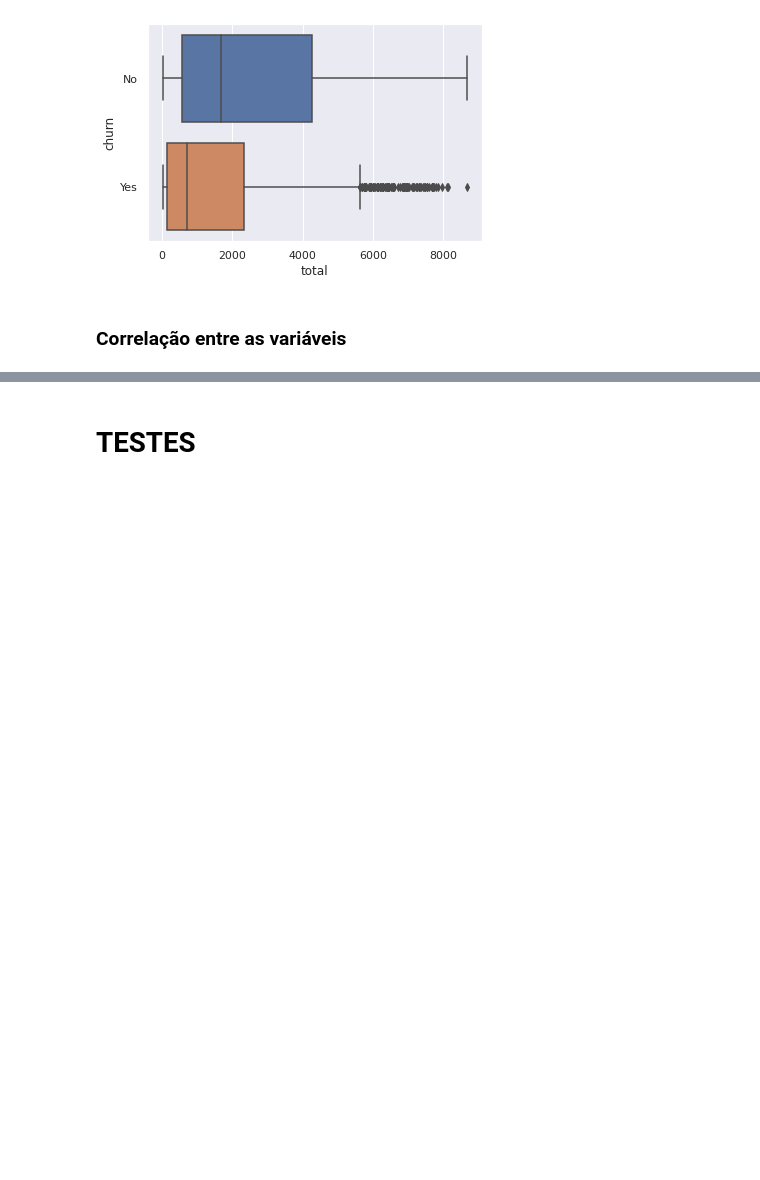
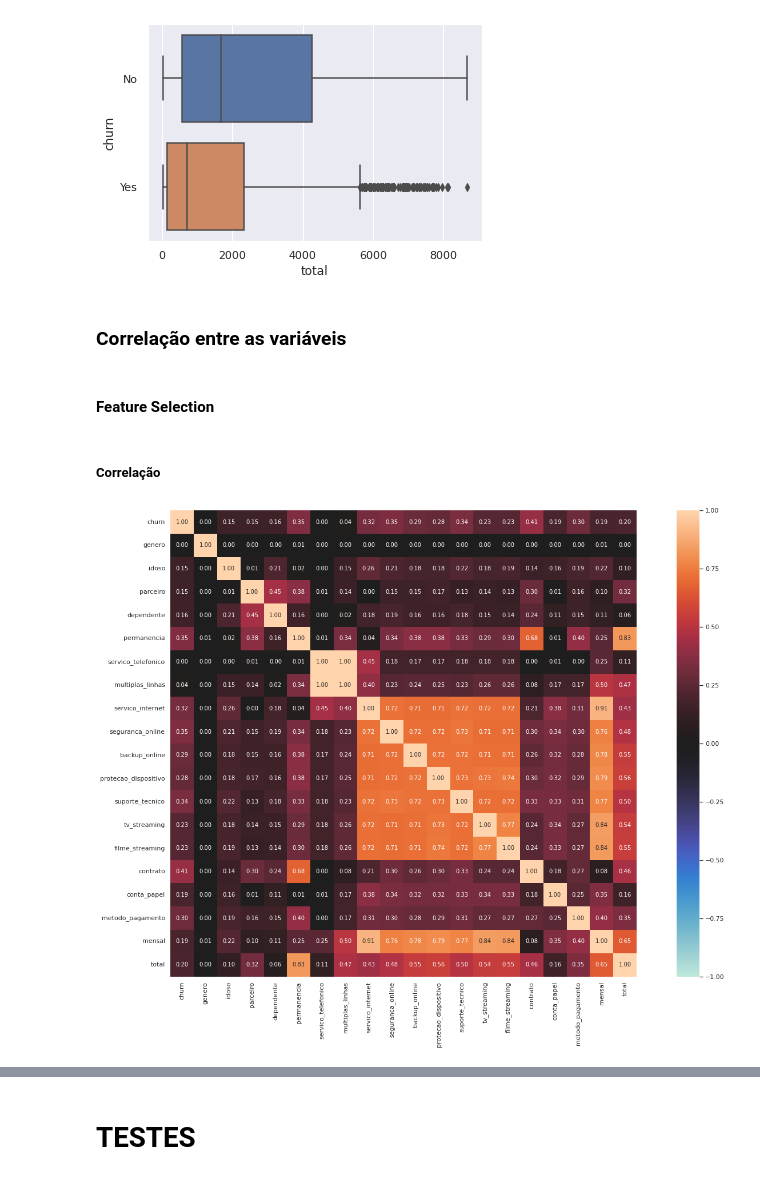
Before and after one commit to guicastrorl/alura_challenge_ds, a Jupyter notebook: notebooks/semana_02.ipynb, the cells around one changed output, grey strips where cells are left out. Saved outputs shown, nothing was run; the diff lists cells and outputs as text; code cells hidden in the pictures; blank space fills up the shorter version.

```diff
--- a/notebooks/semana_02.ipynb
+++ b/notebooks/semana_02.ipynb
@@ -447,3 +526,11 @@ plt.show()
 [figure]
 # %% [markdown]
 ### Correlação entre as variáveis
+# %% [markdown]
+#### Feature Selection
+# %% [markdown]
+##### Correlação
+# %%
+a = nominal.associations(data.iloc[:, 1:], figsize = (25, 15));
+# %% [output]
+[figure, added]
```
Also changed, not shown: parts of 40 cells of this notebook, 41 other files.
